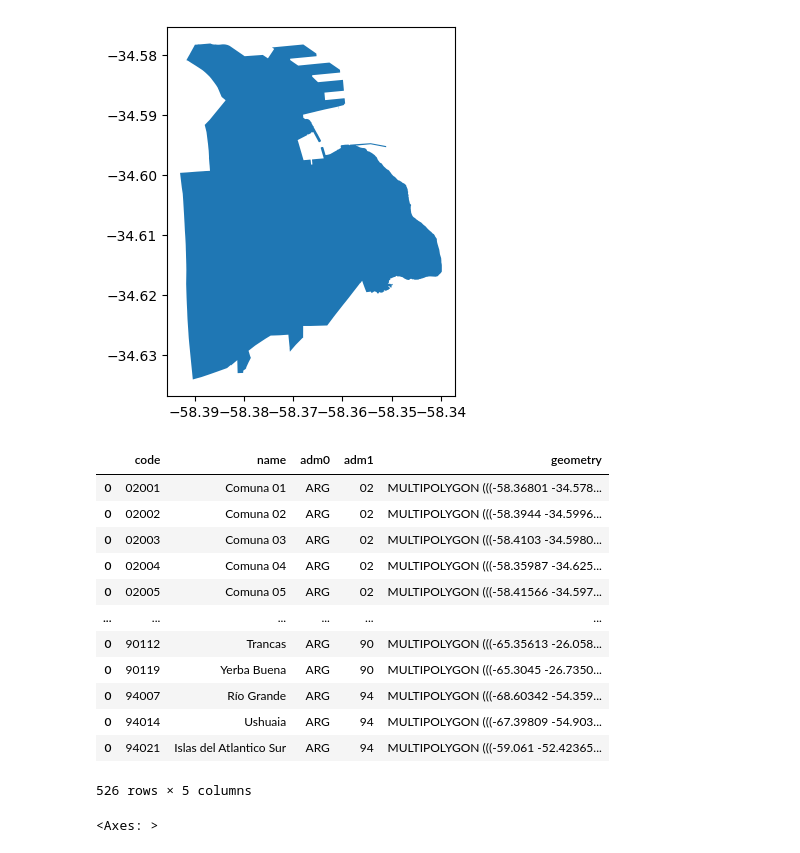
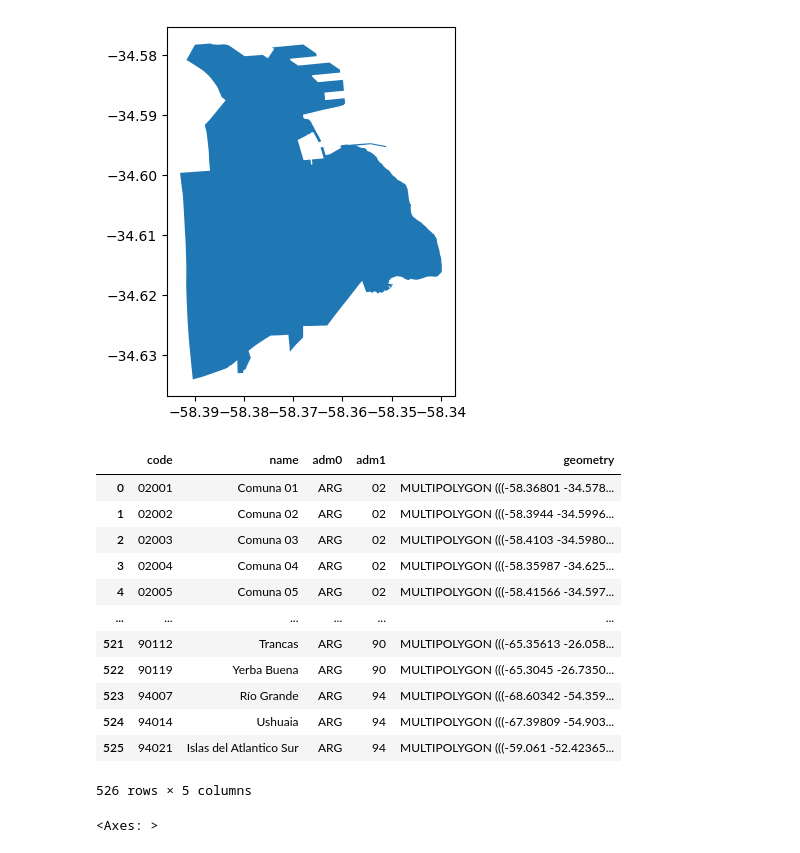
Before and after one commit to osl-incubator/satellite-weather-downloader, a Jupyter notebook: notebooks/02_reference_ADM_to_dataframe.ipynb, the cells around one changed output. Cells and saved outputs as stored; diff of their text form; code cells hidden in the pictures.

```diff
--- a/notebooks/02_reference_ADM_to_dataframe.ipynb
+++ b/notebooks/02_reference_ADM_to_dataframe.ipynb
@@ -36,21 +36,21 @@ df.plot()
 # %%
 import pandas as pd
 
-df = pd.concat([adm2.to_dataframe() for adm2 in ADM2.filter(adm0="ARG")])
+df = pd.concat([adm2.to_dataframe() for adm2 in ADM2.filter(adm0="ARG")]).reset_index(drop=True)
 df
 # %% [output]
 |  | code | name | adm0 | adm1 | geometry |
 | 0 | 02001 | Comuna 01 | ARG | 02 | MULTIPOLYGON (((-58.36801 -34.578... |
-| 0 | 02002 | Comuna 02 | ARG | 02 | MULTIPOLYGON (((-58.3944 -34.5996... |
-| 0 | 02003 | Comuna 03 | ARG | 02 | MULTIPOLYGON (((-58.4103 -34.5980... |
-| 0 | 02004 | Comuna 04 | ARG | 02 | MULTIPOLYGON (((-58.35987 -34.625... |
-| 0 | 02005 | Comuna 05 | ARG | 02 | MULTIPOLYGON (((-58.41566 -34.597... |
+| 1 | 02002 | Comuna 02 | ARG | 02 | MULTIPOLYGON (((-58.3944 -34.5996... |
+| 2 | 02003 | Comuna 03 | ARG | 02 | MULTIPOLYGON (((-58.4103 -34.5980... |
+| 3 | 02004 | Comuna 04 | ARG | 02 | MULTIPOLYGON (((-58.35987 -34.625... |
+| 4 | 02005 | Comuna 05 | ARG | 02 | MULTIPOLYGON (((-58.41566 -34.597... |
 | ... | ... | ... | ... | ... | ... |
-| 0 | 90112 | Trancas | ARG | 90 | MULTIPOLYGON (((-65.35613 -26.058... |
-| 0 | 90119 | Yerba Buena | ARG | 90 | MULTIPOLYGON (((-65.3045 -26.7350... |
-| 0 | 94007 | Río Grande | ARG | 94 | MULTIPOLYGON (((-68.60342 -54.359... |
-| 0 | 94014 | Ushuaia | ARG | 94 | MULTIPOLYGON (((-67.39809 -54.903... |
-| 0 | 94021 | Islas del Atlantico Sur | ARG | 94 | MULTIPOLYGON (((-59.061 -52.42365... |
+| 521 | 90112 | Trancas | ARG | 90 | MULTIPOLYGON (((-65.35613 -26.058... |
+| 522 | 90119 | Yerba Buena | ARG | 90 | MULTIPOLYGON (((-65.3045 -26.7350... |
+| 523 | 94007 | Río Grande | ARG | 94 | MULTIPOLYGON (((-68.60342 -54.359... |
+| 524 | 94014 | Ushuaia | ARG | 94 | MULTIPOLYGON (((-67.39809 -54.903... |
+| 525 | 94021 | Islas del Atlantico Sur | ARG | 94 | MULTIPOLYGON (((-59.061 -52.42365... |
 526 rows × 5 columns
 # %%
 df.plot()
```
Also changed, not shown: parts of 3 cells of this notebook, 6 other files.
